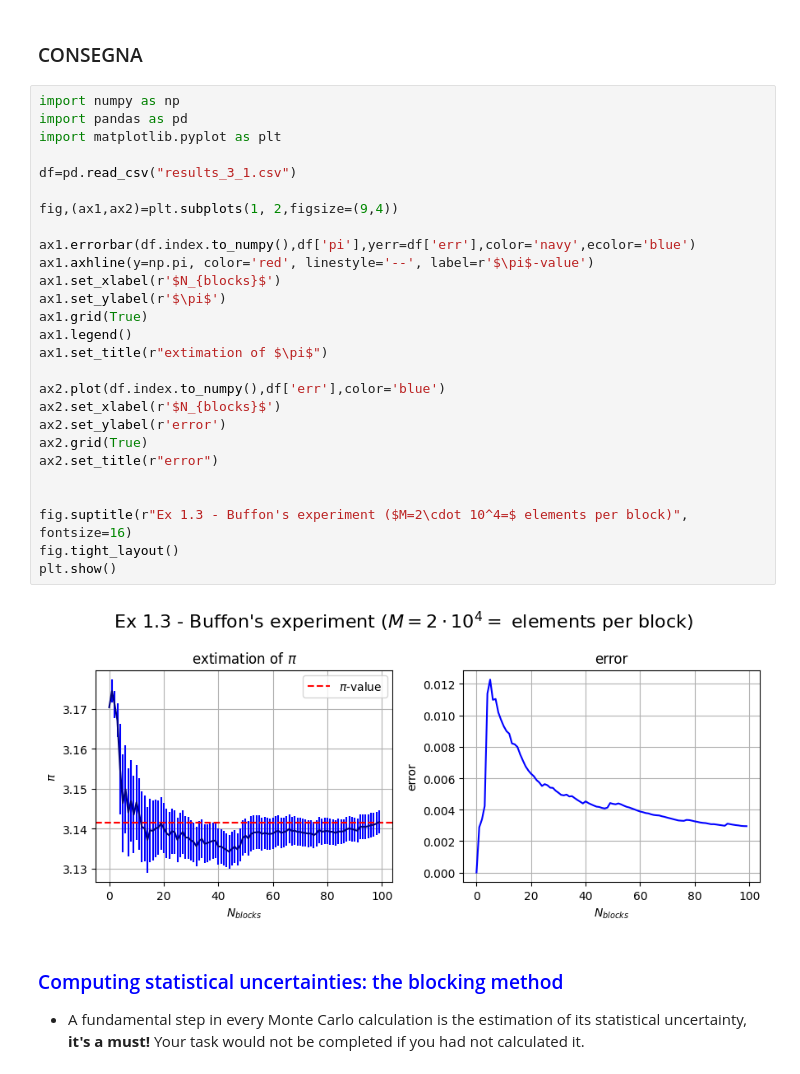
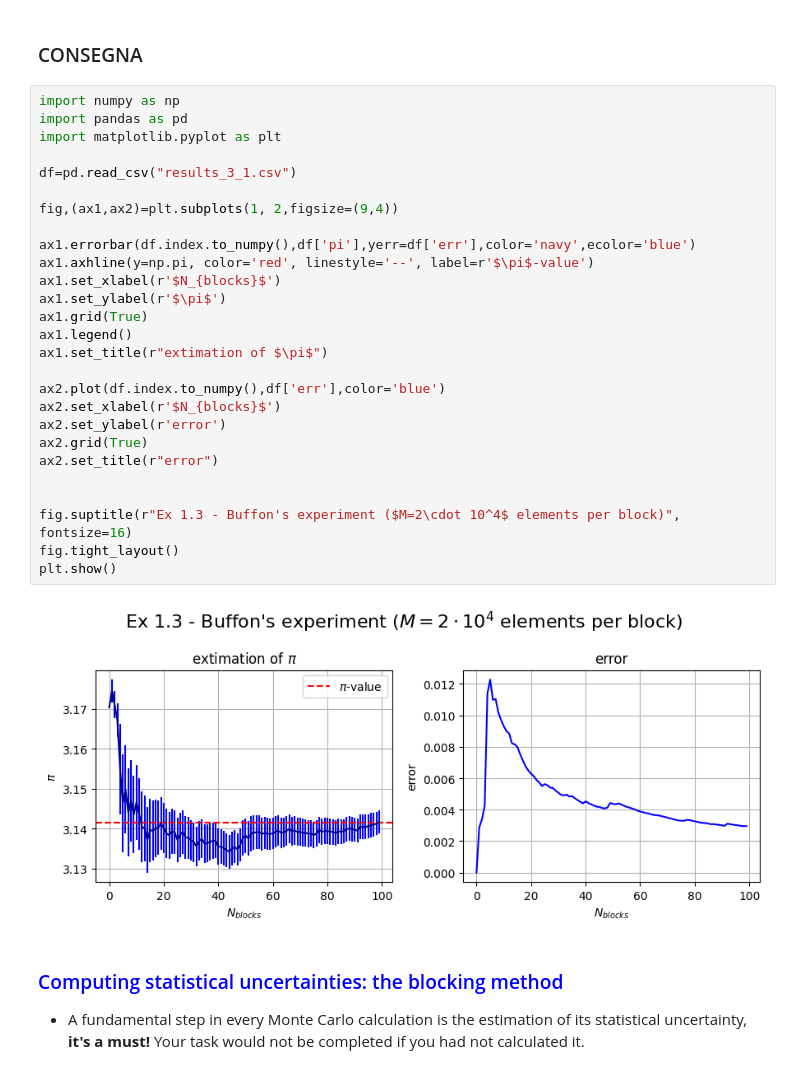
Before and after one commit to lazzerialberto/sim_numerica, a Jupyter notebook: lezione_1/LSN_Exercises_01.ipynb, the cells around one changed output. Cells and saved outputs as stored; diff of their text form.

```diff
--- a/lezione_1/LSN_Exercises_01.ipynb
+++ b/lezione_1/LSN_Exercises_01.ipynb
@@ -260,32 +260,32 @@ $$\pi = \frac{2L}{Pd} = \lim_{N_{thr} \to \infty}\frac{2LN_{thr}}{N_{hit}d}$$
 # %%
 import numpy as np
 import pandas as pd
 import matplotlib.pyplot as plt
 
 df=pd.read_csv("results_3_1.csv")
 
 fig,(ax1,ax2)=plt.subplots(1, 2,figsize=(9,4))
 
 ax1.errorbar(df.index.to_numpy(),df['pi'],yerr=df['err'],color='navy',ecolor='blue')
 ax1.axhline(y=np.pi, color='red', linestyle='--', label=r'$\pi$-value')
 ax1.set_xlabel(r'$N_{blocks}$')
 ax1.set_ylabel(r'$\pi$')
 ax1.grid(True)
 ax1.legend()
 ax1.set_title(r"extimation of $\pi$")
 
 ax2.plot(df.index.to_numpy(),df['err'],color='blue')
 ax2.set_xlabel(r'$N_{blocks}$')
 ax2.set_ylabel(r'error')
 ax2.grid(True)
 ax2.set_title(r"error")
 
 
-fig.suptitle(r"Ex 1.3 - Buffon's experiment ($M=2\cdot 10^4=$ elements per block)", fontsize=16)
+fig.suptitle(r"Ex 1.3 - Buffon's experiment ($M=2\cdot 10^4$ elements per block)", fontsize=16)
 fig.tight_layout()
 plt.show()
 # %% [output]
-[figure, old version]
+[figure, new version]
 # %% [markdown]
 ### <span style="color:blue">Computing statistical uncertainties: the blocking method</span>
 - A fundamental step in every Monte Carlo calculation is the estimation of its statistical uncertainty, **it's a must!** Your task would not be completed if you had not calculated it.
```
Also changed, not shown: 5 other files.
